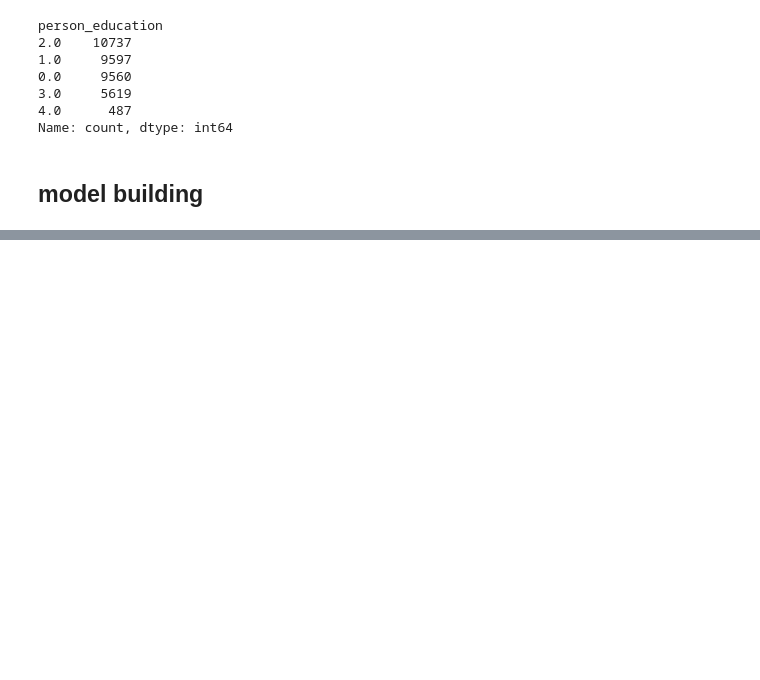
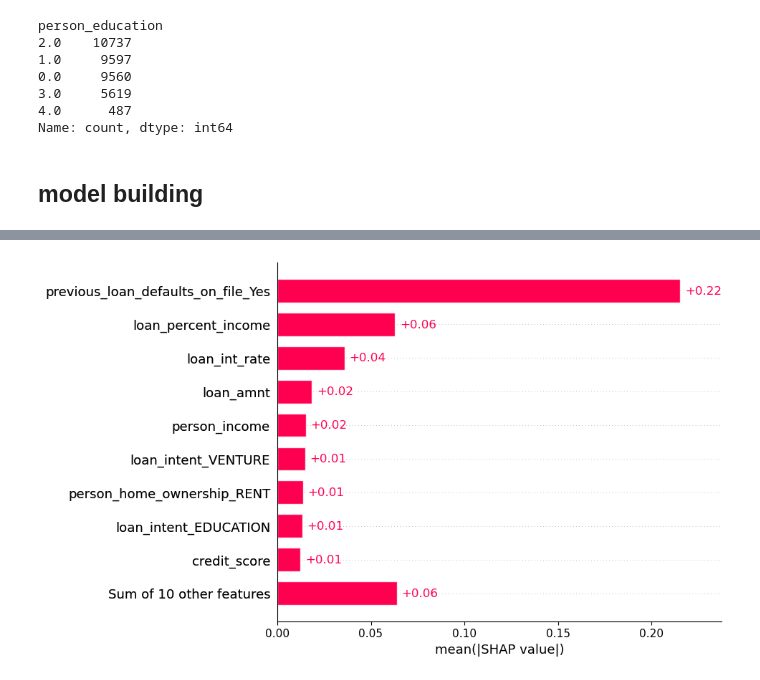
Before and after one commit to Naman-Agrawal19/shap, a Jupyter notebook: 5. ann_shap.ipynb, the cells around one changed output, grey strips where cells are left out. Drawn from its saved outputs; the diff is of its cells as text; code cells hidden in the pictures; blank space fills up the shorter version.

```diff
--- a/5. ann_shap.ipynb
+++ b/5. ann_shap.ipynb
@@ -480,0 +807,6 @@ Name: count, dtype: int64
+# %%
+# test data batch
+n_rows = 100
+idx_values_test = np.random.choice(x_test_transformed.shape[0], size=n_rows, replace=False)
+x_test_batch = x_test_transformed[idx_values_test]
+x_test_batch = torch.tensor(x_test_batch).to(torch.float32).to(device)
@@ -480,0 +817,2 @@ Name: count, dtype: int64
+# %%
+shap_values = explainer.shap_values(x_test_batch)
@@ -480,0 +844,3 @@ Name: count, dtype: int64
+# %%
+base_values = explainer.expected_value.round(4)
+base_values
@@ -480,0 +849,7 @@ Name: count, dtype: int64
+# %%
+shap_explaination = shap.Explanation(
+    values=shap_values.round(4),
+    base_values=base_values.round(4),
+    data=x_test_batch,
+    feature_names=preprocessor.get_feature_names_out()
+)
@@ -480,0 +876,4 @@ Name: count, dtype: int64
+# %%
+shap.plots.bar(shap_explaination[:,:,0])
+# %% [output]
+[figure, added]
```
Also changed, not shown: parts of 59 cells of this notebook.
